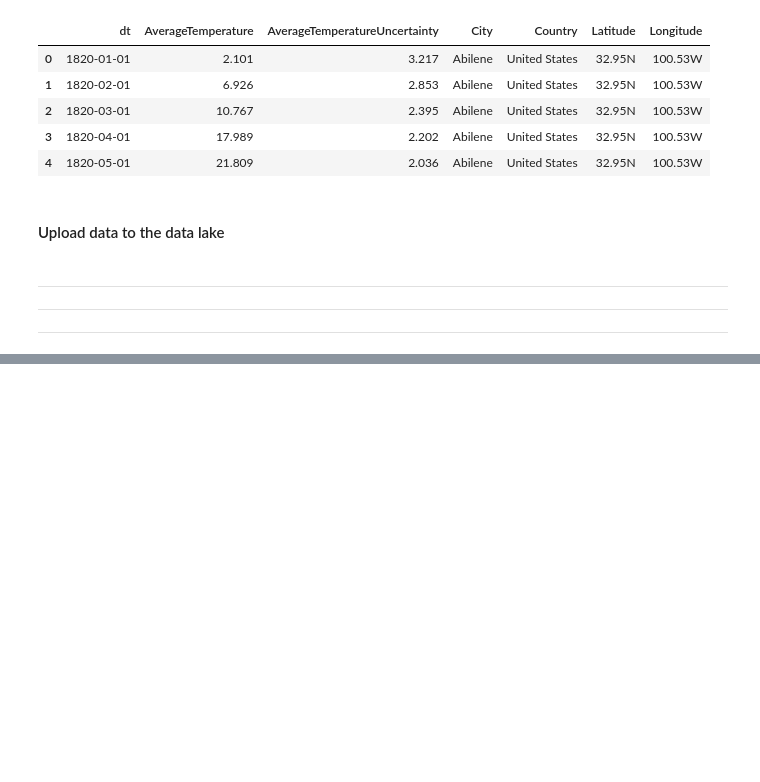
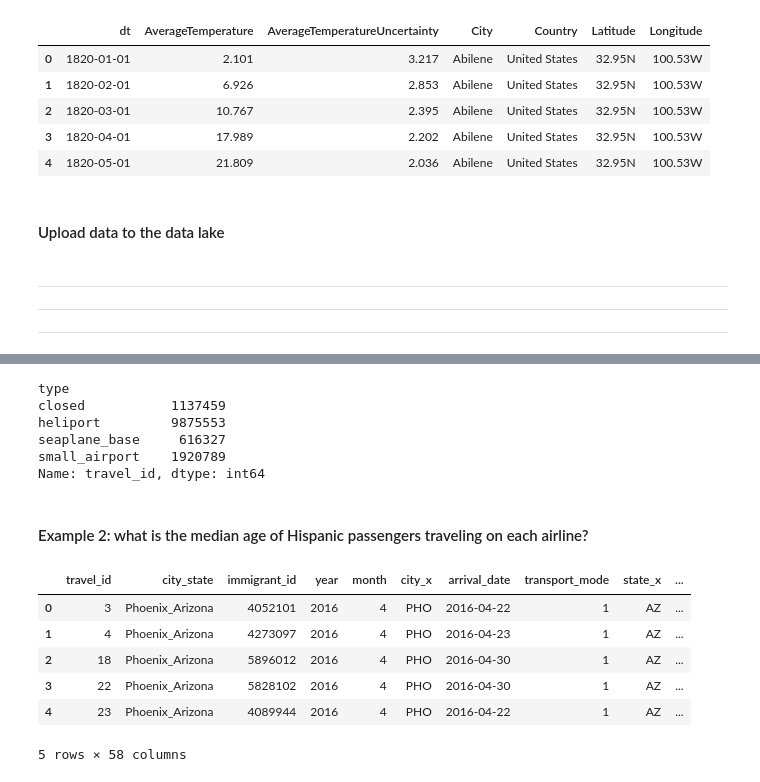
Before and after one commit to GonzaloGomezMillan/AWS---Data-Lake---Immigration, a Jupyter notebook: immigration_data_lake_ggo.ipynb, the cells around one changed output, grey strips where cells are left out. Cells and saved outputs as stored; diff of their text form; code cells hidden in the pictures; blank space fills up the shorter version.

```diff
--- a/immigration_data_lake_ggo.ipynb
+++ b/immigration_data_lake_ggo.ipynb
@@ -127,7 +128,7 @@ def read_immigration_data(url = 'immigration_data_sample.csv'):
     df_sas (Spark DataFrame): dataframe created based on the data
     '''
 #     df_sas = spark.read.csv('immigration_data_sample.csv', header = True)
-    df_sas = spark.read.parquet('sas_data/*.parquet')
+    df_sas = spark.read.parquet(output_data + 'sas_data/*.parquet')
     return df_sas
 # %%
 df_sas = read_immigration_data()
@@ -144,7 +145,7 @@ def read_cities_data(url = 'us-cities-demographics.csv'):
     OUTPUT:
     df_sas (Spark DataFrame): dataframe created based on the data
     '''
-    df_cities = pd.read_csv('us-cities-demographics.csv', sep=';')
+    df_cities = pd.read_csv(output_data + 'us-cities-demographics.csv', sep=';')
     return df_cities
 # %%
 df_cities = read_cities_data()
@@ -1075,0 +1080,3 @@ save_df_temp_eeuu_data(df_temp_eeuu, output_data)
+# %%
+# To speed up the data processing in this particular example, I created a new pandas dataframe based on df_travel.
+df_travel_pandas = df_travel.toPandas()
@@ -1075,0 +1097,23 @@ save_df_temp_eeuu_data(df_temp_eeuu, output_data)
+# %%
+df_travel_airport.groupby('type').count()['travel_id']
+# %% [output]
+type
+closed           1137459
+heliport         9875553
+seaplane_base     616327
+small_airport    1920789
+Name: travel_id, dtype: int64
+# %% [markdown]
+#### Example 2: what is the median age of Hispanic passengers traveling on each airline?
+# %%
+df_travel_cities = df_travel_pandas.merge(df_cities, left_on='city_state', right_on='city_state')
+# %%
+df_travel_cities.head()
+# %% [output]
+|  | travel_id | city_state | immigrant_id | year | month | city_x | arrival_date | transport_mode | state_x | ... |
+| 0 | 3 | Phoenix_Arizona | 4052101 | 2016 | 4 | PHO | 2016-04-22 | 1 | AZ | ... |
+| 1 | 4 | Phoenix_Arizona | 4273097 | 2016 | 4 | PHO | 2016-04-23 | 1 | AZ | ... |
+| 2 | 18 | Phoenix_Arizona | 5896012 | 2016 | 4 | PHO | 2016-04-30 | 1 | AZ | ... |
+| 3 | 22 | Phoenix_Arizona | 5828102 | 2016 | 4 | PHO | 2016-04-30 | 1 | AZ | ... |
+| 4 | 23 | Phoenix_Arizona | 4089944 | 2016 | 4 | PHO | 2016-04-22 | 1 | AZ | ... |
+5 rows × 58 columns
```
Also changed, not shown: parts of 9 cells of this notebook.
